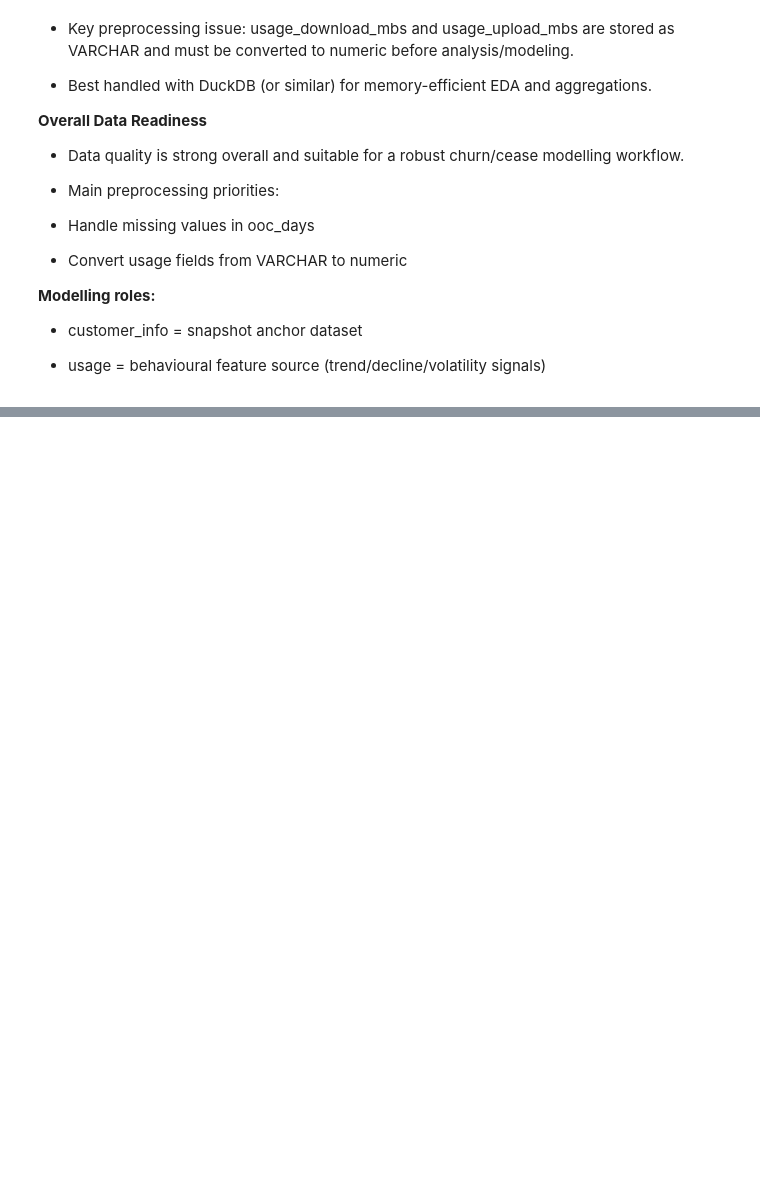
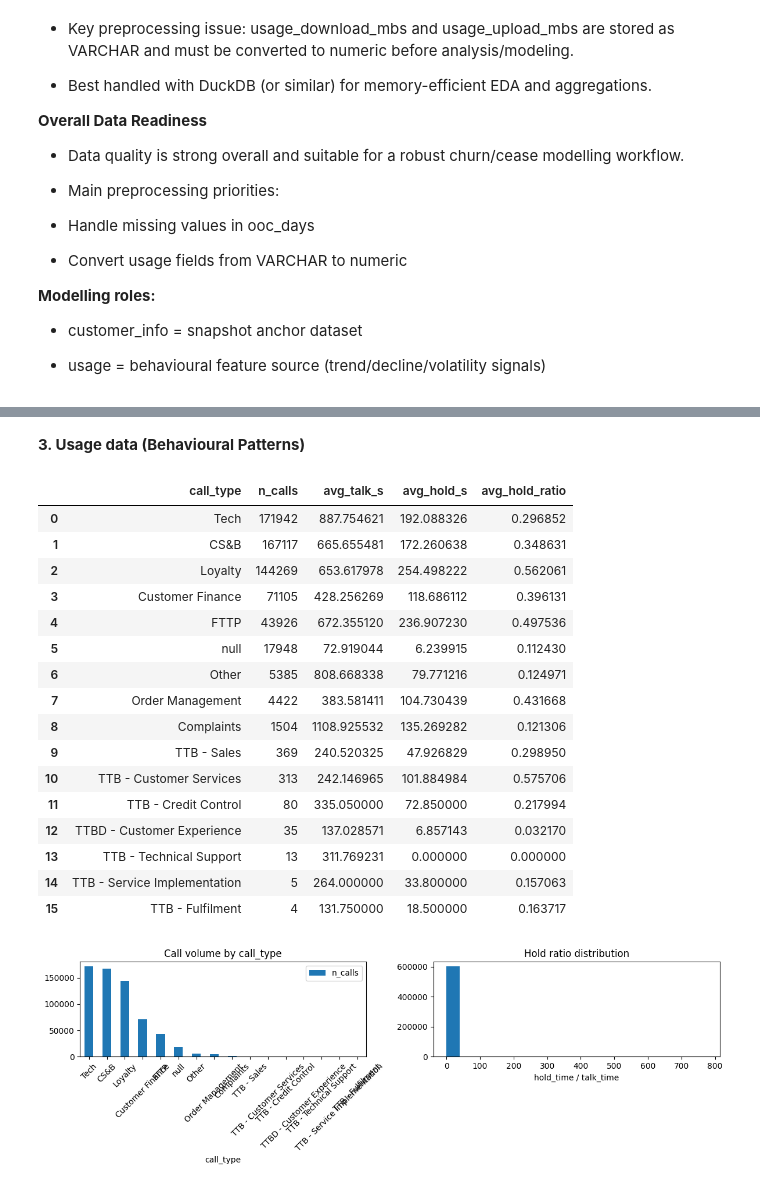
Before and after one commit to David-gbenga/Telecom_Churn_Prediction, a Jupyter notebook: Notebooks/01_eda.ipynb, the cells around one changed output, grey strips where cells are left out. Cells and saved outputs as stored; diff of their text form; code cells hidden in the pictures; blank space fills up the shorter version.

```diff
--- a/Notebooks/01_eda.ipynb
+++ b/Notebooks/01_eda.ipynb
@@ -419,0 +729,70 @@ Key Observations
+# %% [markdown]
+<b>3. Usage data (Behavioural Patterns) </b>
+# %%
+
+
+# 1) Force numeric conversion (invalid values become NaN)
+calls['talk_time_seconds'] = pd.to_numeric(calls['talk_time_seconds'], errors='coerce')
+calls['hold_time_seconds'] = pd.to_numeric(calls['hold_time_seconds'], errors='coerce')
+
+# 2) Create hold_ratio safely (avoid divide-by-zero)
+calls['hold_ratio'] = np.where(
+    calls['talk_time_seconds'].fillna(0) > 0,
+    calls['hold_time_seconds'] / calls['talk_time_seconds'],
+    np.nan
+)
+
+# 3) Aggregate call summary
+call_summary = (
+    calls.groupby('call_type', dropna=False)
+    .agg(
+        n_calls=('unique_customer_identifier', 'size'),
+        avg_talk_s=('talk_time_seconds', 'mean'),
+        avg_hold_s=('hold_time_seconds', 'mean'),
+        avg_hold_ratio=('hold_ratio', 'mean')
+    )
+    .sort_values('n_calls', ascending=False)
+    .reset_index()
+)
+
+display(call_summary)
+
+# 4) Plot
+fig, axes = plt.subplots(1, 2, figsize=(12, 4))
+
+call_summary.plot(
+    kind='bar',
+    x='call_type',
+    y='n_calls',
+    ax=axes[0],
+    title='Call volume by call_type'
+)
+axes[0].tick_params(axis='x', rotation=45)
+axes[0].set_xlabel('call_type')
+
+axes[1].hist(calls['hold_ratio'].dropna(), bins=20)
+axes[1].set_title('Hold ratio distribution')
+axes[1].set_xlabel('hold_time / talk_time')
+
+plt.tight_layout()
+plt.savefig(output_dir / 'calls_eda.png', dpi=150)
+plt.show()
+# %% [output]
+|  | call_type | n_calls | avg_talk_s | avg_hold_s | avg_hold_ratio |
+| 0 | Tech | 171942 | 887.754621 | 192.088326 | 0.296852 |
+| 1 | CS&B | 167117 | 665.655481 | 172.260638 | 0.348631 |
+| 2 | Loyalty | 144269 | 653.617978 | 254.498222 | 0.562061 |
+| 3 | Customer Finance | 71105 | 428.256269 | 118.686112 | 0.396131 |
+| 4 | FTTP | 43926 | 672.355120 | 236.907230 | 0.497536 |
+| 5 | null | 17948 | 72.919044 | 6.239915 | 0.112430 |
+| 6 | Other | 5385 | 808.668338 | 79.771216 | 0.124971 |
+| 7 | Order Management | 4422 | 383.581411 | 104.730439 | 0.431668 |
+| 8 | Complaints | 1504 | 1108.925532 | 135.269282 | 0.121306 |
+| 9 | TTB - Sales | 369 | 240.520325 | 47.926829 | 0.298950 |
+| 10 | TTB - Customer Services | 313 | 242.146965 | 101.884984 | 0.575706 |
+| 11 | TTB - Credit Control | 80 | 335.050000 | 72.850000 | 0.217994 |
+| 12 | TTBD - Customer Experience | 35 | 137.028571 | 6.857143 | 0.032170 |
+| 13 | TTB - Technical Support | 13 | 311.769231 | 0.000000 | 0.000000 |
+| 14 | TTB - Service Implementation | 5 | 264.000000 | 33.800000 | 0.157063 |
+| 15 | TTB - Fulfilment | 4 | 131.750000 | 18.500000 | 0.163717 |
+[figure, added]
```
Also changed, not shown: parts of 15 cells of this notebook, 3 other files.
